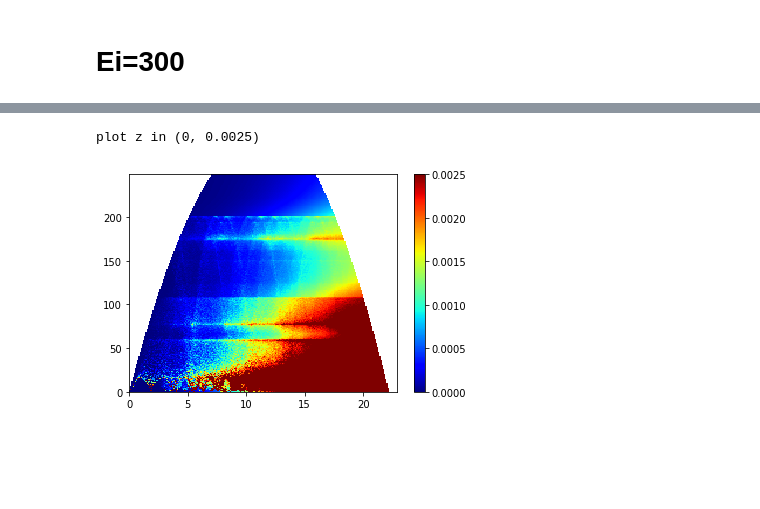
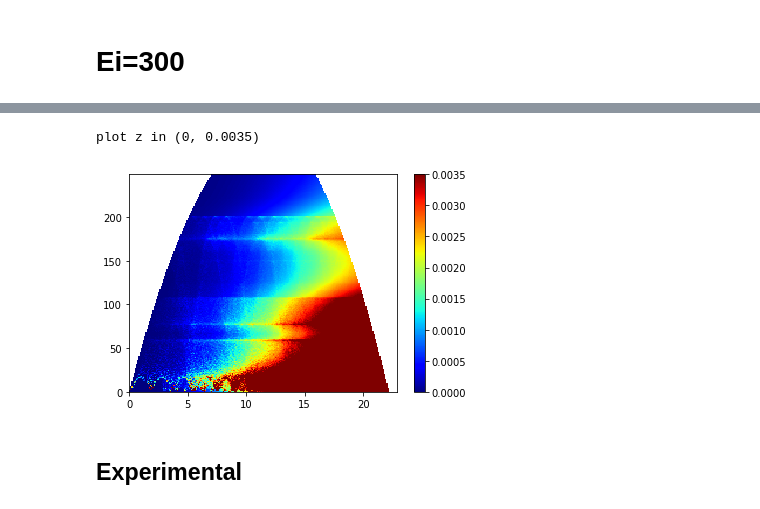
Before and after one commit to mcvine/phonon, a Jupyter notebook: examples/graphite_use_phonopy.ipynb, the cells around one changed output, grey strips where cells are left out. Cells and saved outputs as stored; diff of their text form; code cells hidden in the pictures; blank space fills up the shorter version.

```diff
--- a/examples/graphite_use_phonopy.ipynb
+++ b/examples/graphite_use_phonopy.ipynb
@@ -100,13 +96,11 @@ plot z in (0, 0.05)
 # %%
 %%time
 from mcvine.phonon.powderSQE import use_phonopy
-IQEhist = use_phonopy.from_FORCE_CONSTANTS(
+IQEhist,mphiqe = use_phonopy.from_FORCE_CONSTANTS(
     datadir,
     Ei = 300., # meV
     T=300., # kelvin
     doshist = doshist, # DOS histogram
-    mass = 12, # hack
-    species = ['C'], supercell = (6,6,1),
     Q_bins = np.arange(0, 23, 0.1), E_bins = np.arange(0, 250, 1),
     workdir = '_tmp.graphite-Ei_300-T_300', N=int(1e6), include_multiphonon=True
 )
@@ -119,5 +113,7 @@ Wall time: 7min 15s
 # %%
-H.plot(IQEhist, min=0, max=2.5e-3, cmap='jet')
+H.plot(IQEhist+mphiqe, min=0, max=3.5e-3, cmap='jet')
 # %% [output]
-plot z in (0, 0.0025)
+plot z in (0, 0.0035)
-[figure, old version]
+[figure, new version]
+# %% [markdown]
+## Experimental
```
Also changed, not shown: parts of 14 cells of this notebook, 2 other files.
